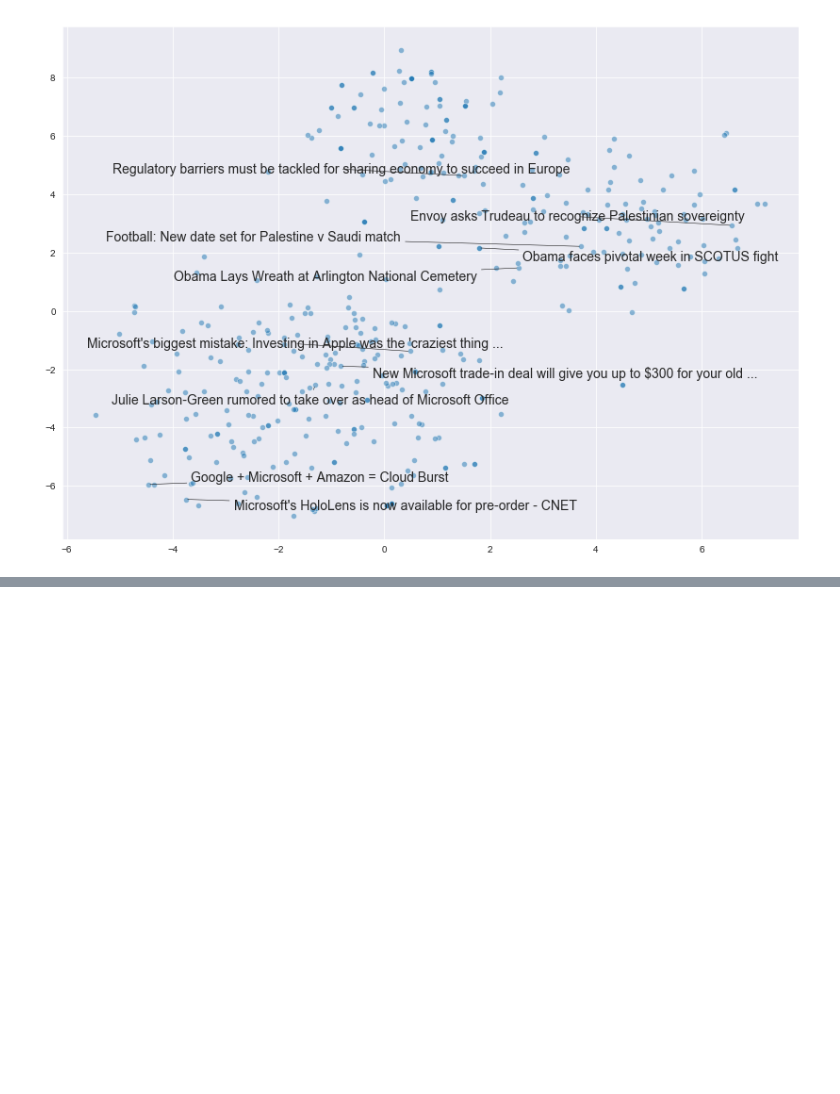
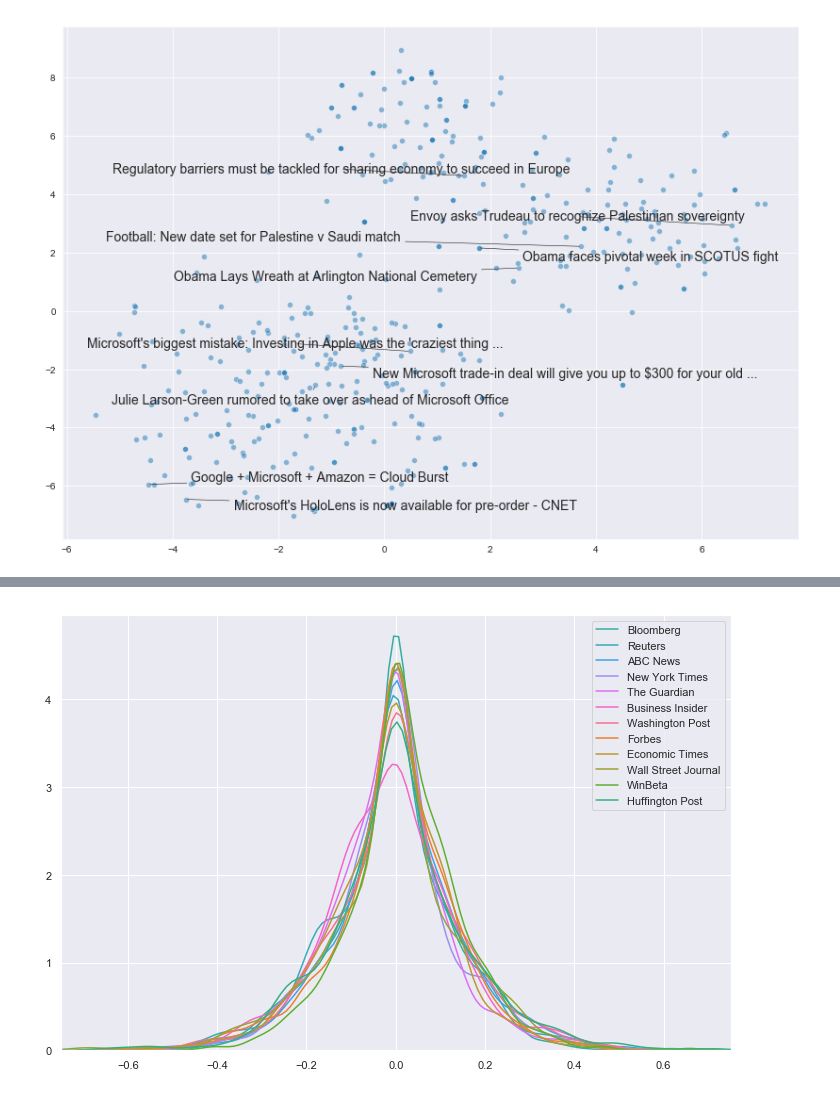
Before and after one commit to chambliss/Notebooks, a Jupyter notebook: Word2Vec_News_Analysis.ipynb, the cells around one changed output, grey strips where cells are left out. Drawn from its saved outputs; the diff is of its cells as text; code cells hidden in the pictures; blank space fills up the shorter version.

```diff
--- a/Word2Vec_News_Analysis.ipynb
+++ b/Word2Vec_News_Analysis.ipynb
@@ -252,0 +368,12 @@ Pretty interesting! We can see that the t-SNE has collapsed the document vectors
+# %%
+fig, ax = plt.subplots(figsize=(12, 8))
+
+for source, color in zip(source_names, source_colors):
+    sns.distplot(main_data.loc[main_data['Source'] == source]['SentimentTitle'],
+                               ax=ax, hist=False, label=source, color=color)
+    ax.set_xlabel('')
+
+plt.xlim(-0.75, 0.75)
+plt.show()
+# %% [output]
+[figure, added]
```
Also changed, not shown: parts of 19 cells of this notebook.
